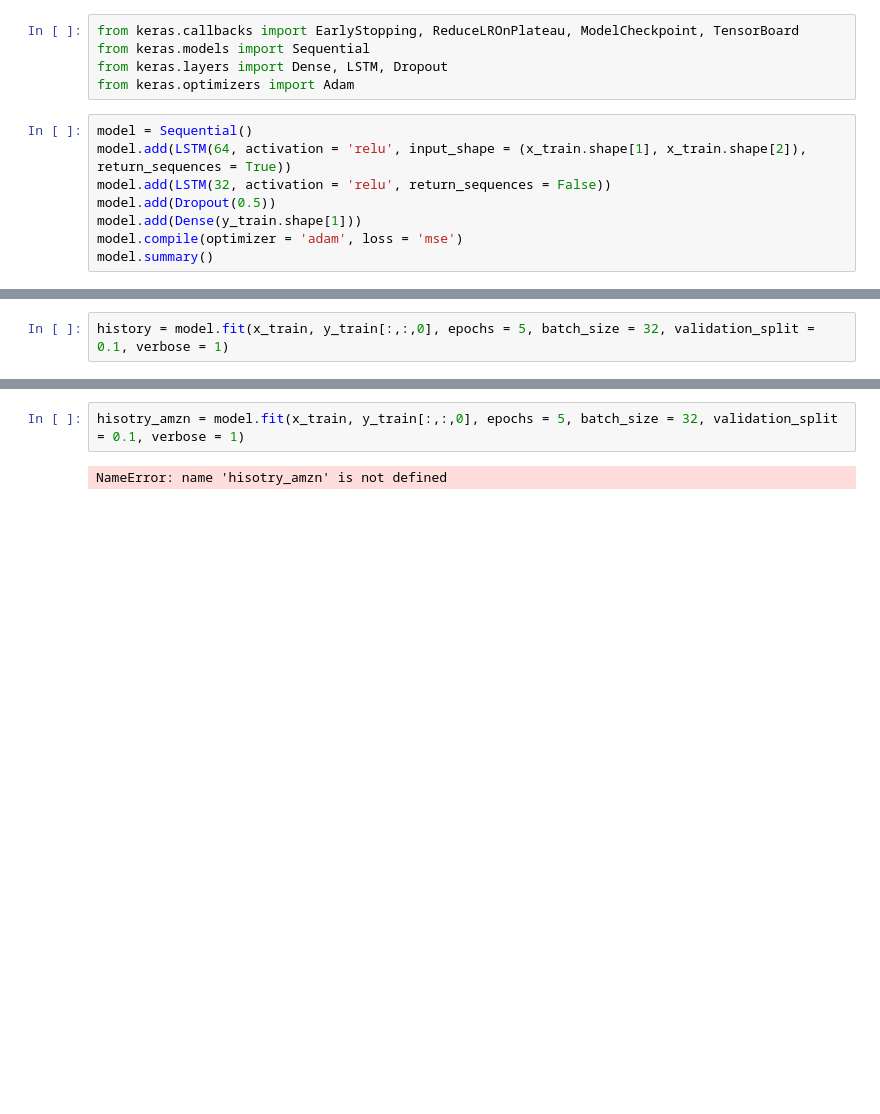
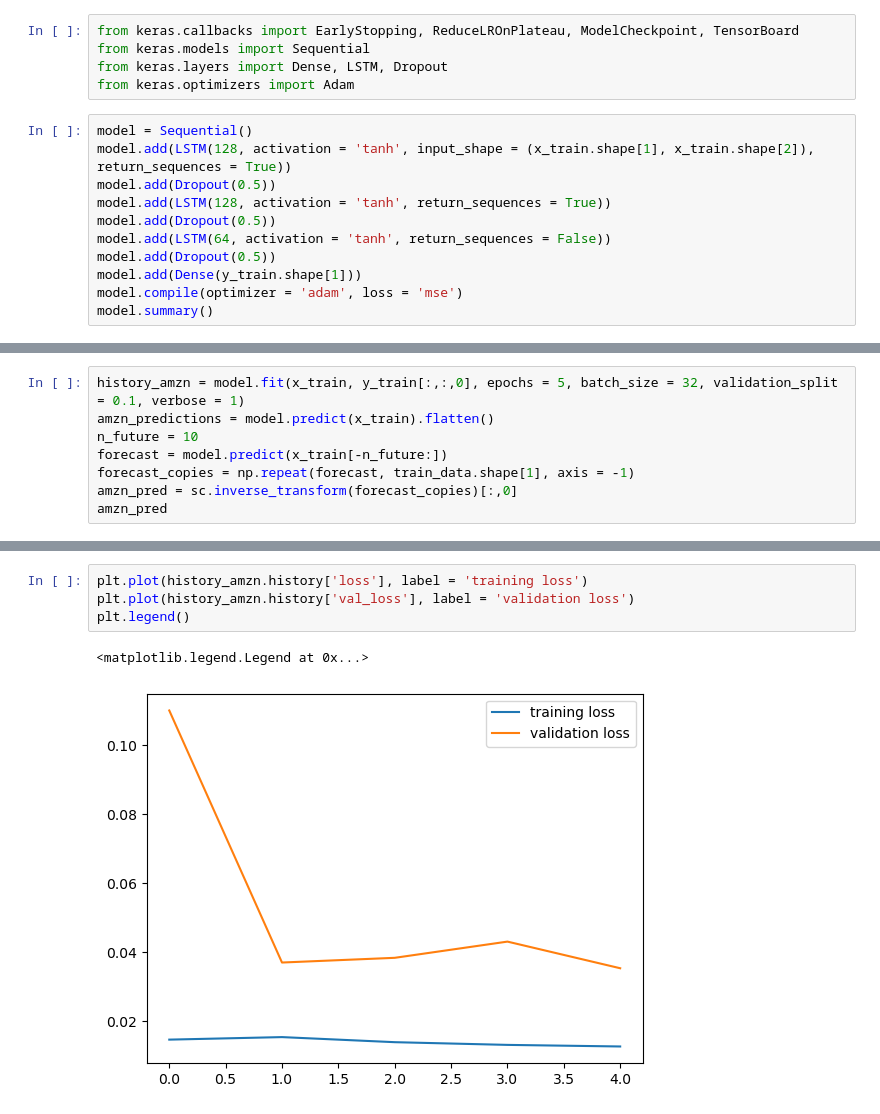
Before and after one commit to shintydesu/Stock-Time-Series, a Jupyter notebook: LSTM Model.ipynb, the cells around one changed output, grey strips where cells are left out. Saved outputs shown, nothing was run; the diff lists cells and outputs as text; blank space fills up the shorter version.

```diff
--- a/LSTM Model.ipynb
+++ b/LSTM Model.ipynb
@@ -116,8 +116,11 @@ from keras.layers import Dense, LSTM, Dropout
 from keras.optimizers import Adam
 # %%
 model = Sequential()
-model.add(LSTM(64, activation = 'relu', input_shape = (x_train.shape[1], x_train.shape[2]), return_sequences = True))
-model.add(LSTM(32, activation = 'relu', return_sequences = False))
+model.add(LSTM(128, activation = 'tanh', input_shape = (x_train.shape[1], x_train.shape[2]), return_sequences = True))
+model.add(Dropout(0.5))
+model.add(LSTM(128, activation = 'tanh', return_sequences = True))
+model.add(Dropout(0.5))
+model.add(LSTM(64, activation = 'tanh', return_sequences = False))
 model.add(Dropout(0.5))
 model.add(Dense(y_train.shape[1]))
 model.compile(optimizer = 'adam', loss = 'mse')
@@ -141,6 +144,12 @@ Trainable params: 31649 (123.63 KB)
 Non-trainable params: 0 (0.00 Byte)
 _________________________________________________________________
 # %%
-history = model.fit(x_train, y_train[:,:,0], epochs = 5, batch_size = 32, validation_split = 0.1, verbose = 1)
+history_amzn = model.fit(x_train, y_train[:,:,0], epochs = 5, batch_size = 32, validation_split = 0.1, verbose = 1)
+amzn_predictions = model.predict(x_train).flatten()
+n_future = 10
+forecast = model.predict(x_train[-n_future:])
+forecast_copies = np.repeat(forecast, train_data.shape[1], axis = -1)
+amzn_pred = sc.inverse_transform(forecast_copies)[:,0]
+amzn_pred
 # %% [output]
 Epoch 1/5
@@ -156,4 +169,7 @@ Epoch 5/5
-# %%
-hisotry_amzn = model.fit(x_train, y_train[:,:,0], epochs = 5, batch_size = 32, validation_split = 0.1, verbose = 1)
-# %% [output]
-NameError: name 'hisotry_amzn' is not defined
+# %%
+plt.plot(history_amzn.history['loss'], label = 'training loss')
+plt.plot(history_amzn.history['val_loss'], label = 'validation loss')
+plt.legend()
+# %% [output]
+<matplotlib.legend.Legend at 0x...>
+[figure, added]
```
Also changed, not shown: parts of 32 cells of this notebook.
